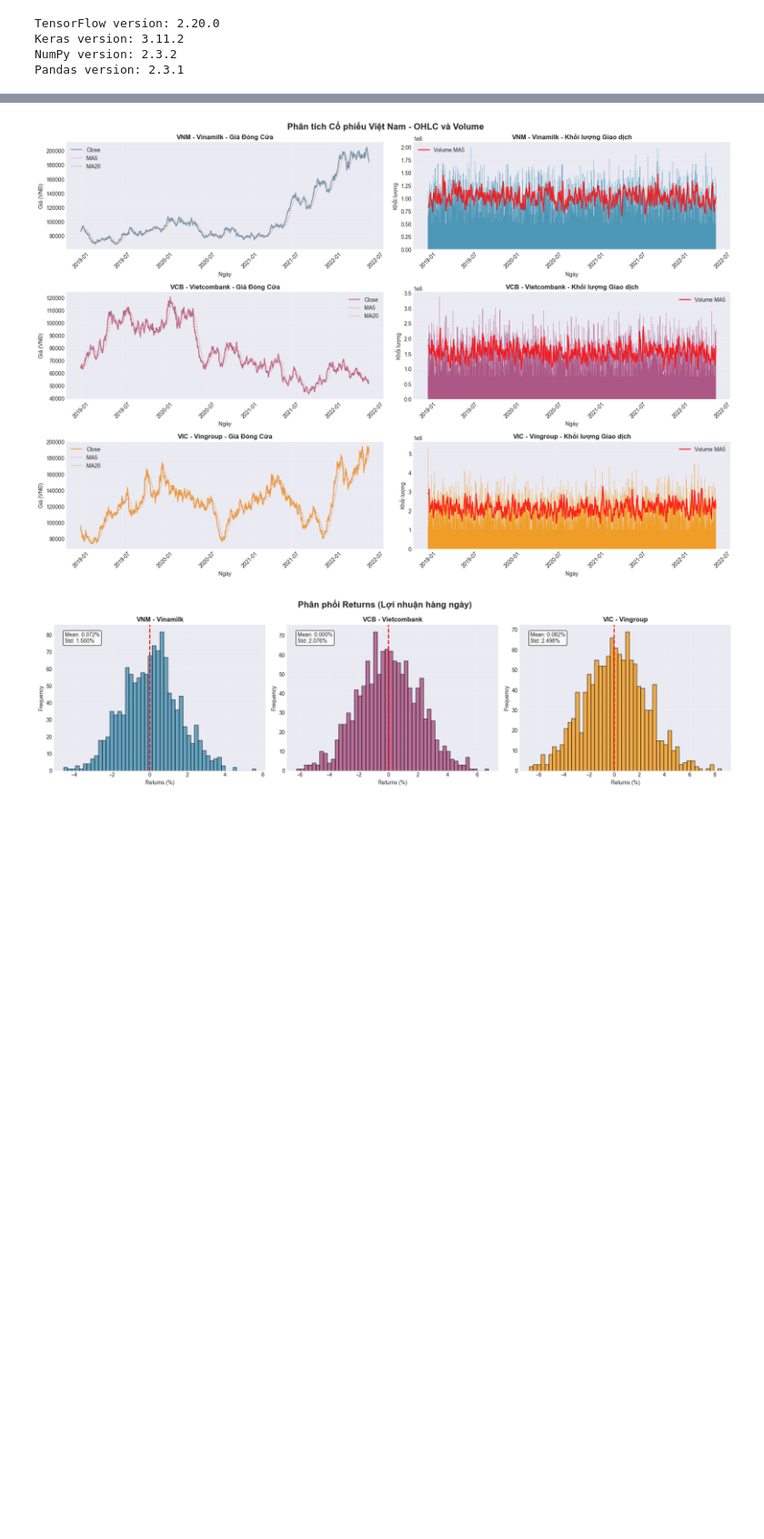
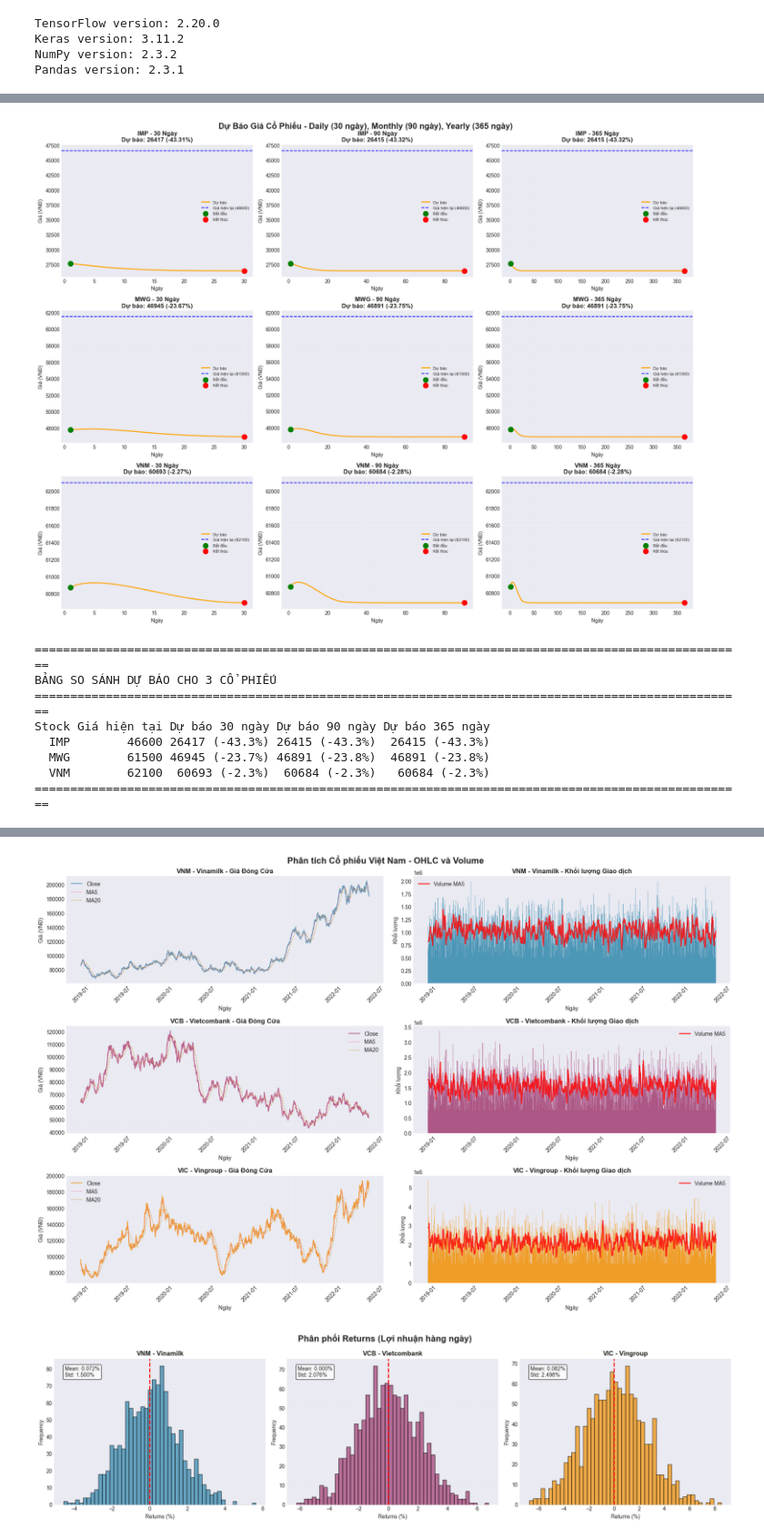
Before and after one commit to luxmountain/IntSys, a Jupyter notebook: Final/case5/case5.ipynb, the cells around one changed output, grey strips where cells are left out. Shown at 91% size. Cells and saved outputs as stored; diff of their text form; code cells hidden in the pictures; blank space fills up the shorter version.

```diff
--- a/Final/case5/case5.ipynb
+++ b/Final/case5/case5.ipynb
@@ -216,0 +1348,75 @@ None
+# %%
+# Visualize Forecasts
+
+fig, axes = plt.subplots(3, 3, figsize=(18, 14))
+fig.suptitle('Dự Báo Giá Cổ Phiếu - Daily (30 ngày), Monthly (90 ngày), Yearly (365 ngày)',
+             fontsize=16, fontweight='bold')
+
+stocks_list = ['IMP', 'MWG', 'VNM']
+periods = [('daily', 30, '30 Ngày'), ('monthly', 90, '90 Ngày'), ('yearly', 365, '365 Ngày')]
+
+for stock_idx, stock_name in enumerate(stocks_list):
+    for period_idx, (period_key, n_days, period_label) in enumerate(periods):
+        ax = axes[stock_idx, period_idx]
+
+        forecast = forecasts_all[stock_name][period_key]
+        last_price = forecasts_all[stock_name]['last_price']
+
+        # Create date range for forecast
+        days_range = np.arange(1, n_days + 1)
+
+        # Plot
+        ax.plot(days_range, forecast, color='orange', linewidth=2, label='Dự báo')
+        ax.axhline(y=last_price, color='blue', linestyle='--', linewidth=1.5,
+                   label=f'Giá hiện tại ({last_price:.0f})')
+
+        # Highlight start and end
+        ax.scatter([1], [forecast[0]], color='green', s=100, zorder=5, label='Bắt đầu')
+        ax.scatter([n_days], [forecast[-1]], color='red', s=100, zorder=5, label='Kết thúc')
+
+        # Calculate change
+        change_pct = ((forecast[-1] / last_price) - 1) * 100
+
+        ax.set_title(f'{stock_name} - {period_label}\nDự báo: {forecast[-1]:.0f} ({change_pct:+.2f}%)',
+                     fontweight='bold')
+        ax.set_xlabel('Ngày')
+        ax.set_ylabel('Giá (VNĐ)')
+        ax.grid(True, alpha=0.3)
+        ax.legend(loc='best', fontsize=8)
+
+plt.tight_layout()
+plt.show()
+
+# Forecast comparison table
+print("\n" + "=" * 100)
+print("BẢNG SO SÁNH DỰ BÁO CHO 3 CỔ PHIẾU")
+print("=" * 100)
+
+forecast_comparison = []
+for stock_name in stocks_list:
+    current = forecasts_all[stock_name]['last_price']
+    d30 = forecasts_all[stock_name]['daily'][-1]
+    d90 = forecasts_all[stock_name]['monthly'][-1]
+    d365 = forecasts_all[stock_name]['yearly'][-1]
+
+    forecast_comparison.append({
+        'Stock': stock_name,
+        'Giá hiện tại': f'{current:.0f}',
+        'Dự báo 30 ngày': f'{d30:.0f} ({((d30/current)-1)*100:+.1f}%)',
+        'Dự báo 90 ngày': f'{d90:.0f} ({((d90/current)-1)*100:+.1f}%)',
+        'Dự báo 365 ngày': f'{d365:.0f} ({((d365/current)-1)*100:+.1f}%)',
+    })
+
+df_forecast = pd.DataFrame(forecast_comparison)
+print(df_forecast.to_string(index=False))
+print("=" * 100)
+# %% [output]
+[figure, added]
+====================================================================================================
+BẢNG SO SÁNH DỰ BÁO CHO 3 CỔ PHIẾU
+====================================================================================================
+Stock Giá hiện tại Dự báo 30 ngày Dự báo 90 ngày Dự báo 365 ngày
+  IMP        46600 26417 (-43.3%) 26415 (-43.3%)  26415 (-43.3%)
+  MWG        61500 46945 (-23.7%) 46891 (-23.8%)  46891 (-23.8%)
+  VNM        62100  60693 (-2.3%)  60684 (-2.3%)   60684 (-2.3%)
+====================================================================================================
```
Also changed, not shown: parts of 18 cells of this notebook, 4 other files.
